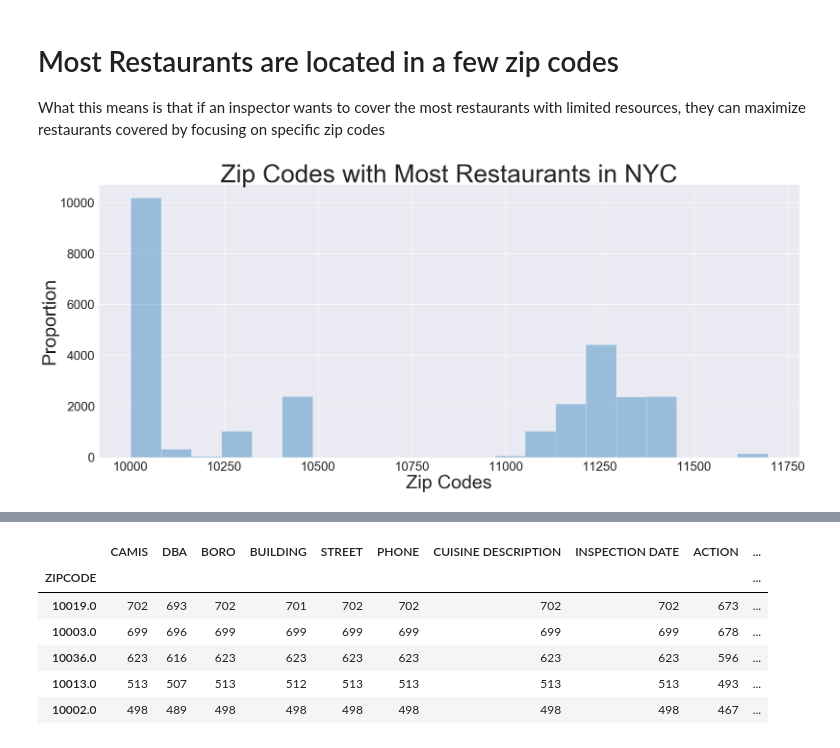
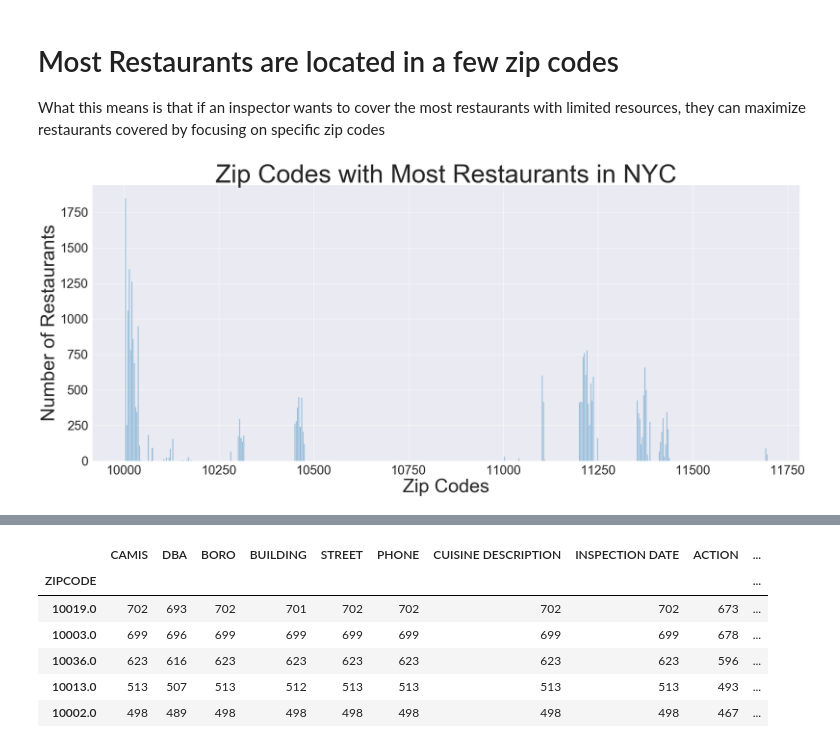
Before and after one commit to lzheng15/insight-data-challenges, a Jupyter notebook: Data Challenge Due Feb 15.ipynb, the cells around one changed output, grey strips where cells are left out. Saved outputs shown, nothing was run; the diff lists cells and outputs as text; code cells hidden in the pictures.

```diff
--- a/Data Challenge Due Feb 15.ipynb
+++ b/Data Challenge Due Feb 15.ipynb
@@ -413,15 +432,15 @@ What this means is that if an inspector wants to cover the most restaurants with
 # %%
 #histograms of zip codes
 #have to drop missings first then make into distplot
 zips=locations['ZIPCODE'].dropna()
 sns.set_style('darkgrid')
 sns.set_context("notebook", font_scale=1.05)
 plt.figure(figsize=(30,12))
-ax=sns.distplot(zips, kde=False)
+ax=sns.distplot(zips, kde=False, bins=500)
 ax.set_title("Zip Codes with Most Restaurants in NYC", fontsize=60)
 ax.set_xlabel("Zip Codes", fontsize=45)
-ax.set_ylabel("Proportion", fontsize=45)
+ax.set_ylabel("Number of Restaurants", fontsize=45)
 ax.tick_params(labelsize=30)
 plt.savefig("byzips.png")
 # %% [output]
-[figure, old version]
+[figure, new version]
```
Also changed, not shown: parts of 15 cells of this notebook.
